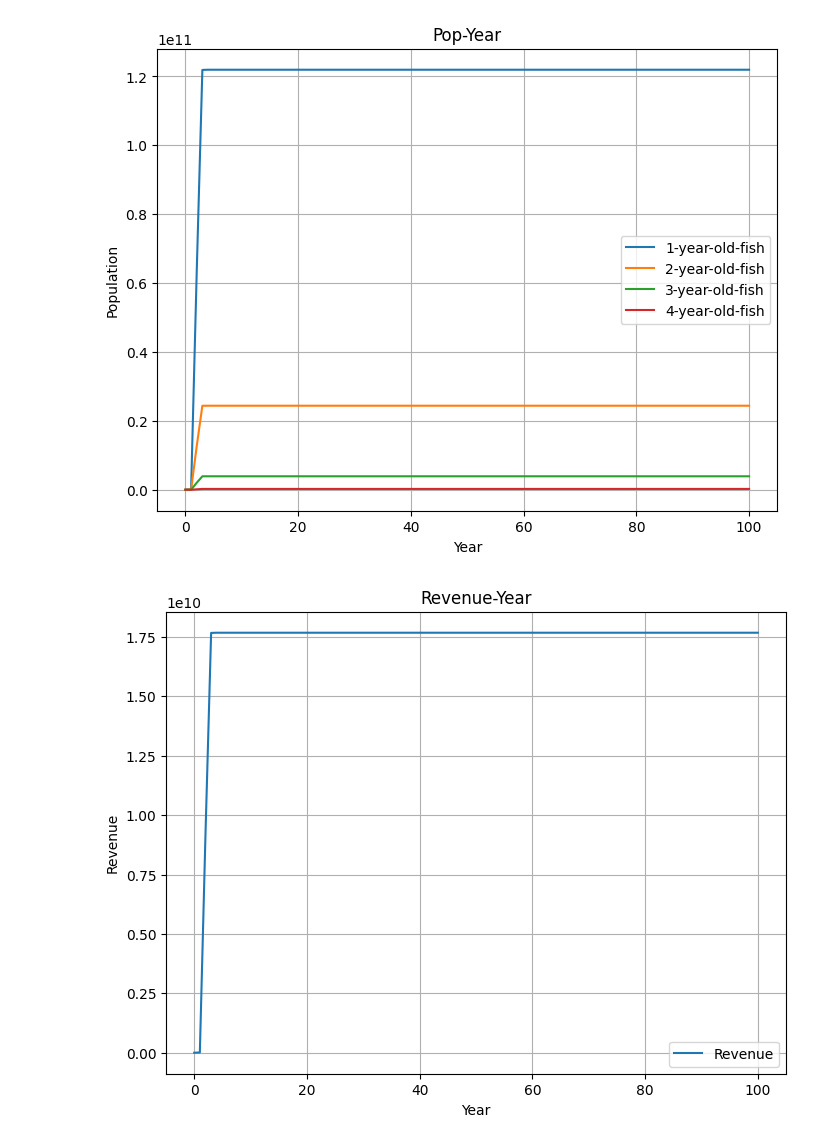
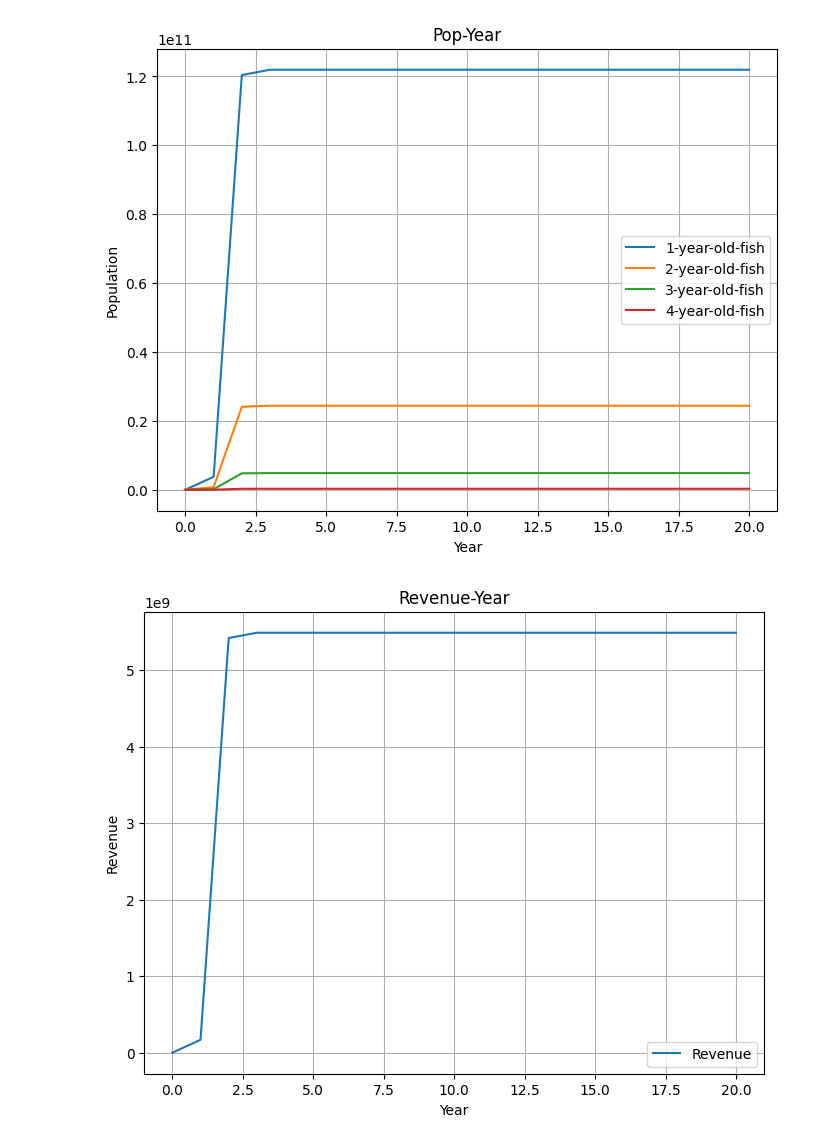
Before and after one commit to gw103/Modeling_Mini_Proj1, a Jupyter notebook: Mini_Proj.ipynb, the cells around one changed output. Drawn from its saved outputs; the diff is of its cells as text; code cells hidden in the pictures.

```diff
--- a/Mini_Proj.ipynb
+++ b/Mini_Proj.ipynb
@@ -24,7 +24,13 @@ initial_pop = {
     3: round(10000*(1-Mort_rate)*(1-Mort_rate)),  # Initial population for 3-year-old fish
     4: round(10000*(1-Mort_rate)*(1-Mort_rate))   # Initial population for 4-year-old fish
 }
-Fish_rate3=0.2
+initial_pop1 = {
+    1: 50000,   # Initial population for 1-year-old fish
+    2: 40000,  # Initial population for 2-year-old fish
+    3: 30000,  # Initial population for 3-year-old fish
+    4: 20000   # Initial population for 4-year-old fish
+}
+Fish_rate3=0.01
 Fish_rate4=fishing_ratio4*Fish_rate3/Fish_rate3
 # %%
 #Functions
@@ -68,10 +74,22 @@ def plot_revenue(revenue):
     plt.grid(True)
     plt.show()
 
+def plot_revenue1(revenue):
+    years=np.array(range(len(revenue)))
+    plt.figure(figsize=(8, 6))
+    plt.title("Max_Revenue-Rate")
+    plt.plot(years, revenue, label='Max_Revenue')
+    plt.xlabel('Rate')
+    plt.ylabel('Max_Revenue')
+    plt.legend()
+    plt.grid(True)
+    plt.show()
+
 def revenue(year3_fish,year4_fish,Fish_rate3,Fish_rate4,age_group_weights):
     return year3_fish*Fish_rate3*age_group_weights.get(3)+year4_fish*Fish_rate4*age_group_weights.get(4)
 
 def model(years,initial_pop,age_group_weights,egg_produce3=egg_produce3,egg_produce4=egg_produce4,Fish_rate3=Fish_rate3,Fish_rate4=Fish_rate4):
+
     pop1=[initial_pop.get(1)]
     pop2=[initial_pop.get(2)]
     pop3=[initial_pop.get(3)]
@@ -89,8 +107,28 @@ def model(years,initial_pop,age_group_weights,egg_produce3=egg_produce3,egg_prod
     pop4=np.array(pop4)
     plot_pop(pop1,pop2,pop3,pop4)
     plot_revenue(rev)
+    return rev
+
+def model1(years,initial_pop,age_group_weights,egg_produce3=egg_produce3,egg_produce4=egg_produce4,Fish_rate3=Fish_rate3,Fish_rate4=Fish_rate4):
+
+    pop1=[initial_pop.get(1)]
+    pop2=[initial_pop.get(2)]
+    pop3=[initial_pop.get(3)]
+    pop4=[initial_pop.get(4)]
+    rev=[0]
+    for i in range(years):
+        pop1.append(next_year_pop_for_i(1,0,pop3[-1]*egg_produce3+pop4[-1]*egg_produce4,Mort_rate,Fish_rate3,Fish_rate4))
+        pop2.append(next_year_pop_for_i(2,pop1[-1],0,Mort_rate,Fish_rate3,Fish_rate4))
+        pop3.append(next_year_pop_for_i(3,pop2[-1],0,Mort_rate,Fish_rate3,Fish_rate4))
+        pop4.append(next_year_pop_for_i(4,pop3[-1],0,Mort_rate,Fish_rate3,Fish_rate4))
+        rev.append(revenue(pop3[-1],pop4[-1],Fish_rate3,Fish_rate4,age_group_weights))
+    return rev
-# %%
-model(years,initial_pop,age_group_weights,egg_produce3=egg_produce3,egg_produce4=egg_produce4,Fish_rate3=Fish_rate3,Fish_rate4=Fish_rate4)
-# %% [output]
-[figure, removed]
-[figure, removed]
+# %%
+model(20,initial_pop1,age_group_weights,egg_produce3=egg_produce3,egg_produce4=egg_produce4,Fish_rate3=Fish_rate3,Fish_rate4=Fish_rate4)
+max_rev=[]
+for i in np.linspace(0,1,100):
+    max_rev.append(max(model1(years,initial_pop,age_group_weights,egg_produce3=egg_produce3,egg_produce4=egg_produce4,Fish_rate3=i,Fish_rate4=Fish_rate4)))
+plot_revenue1(max_rev)
+# %% [output]
+[figure, added]
+[figure, added]
```
Also changed, not shown: parts of 1 cell of this notebook.
